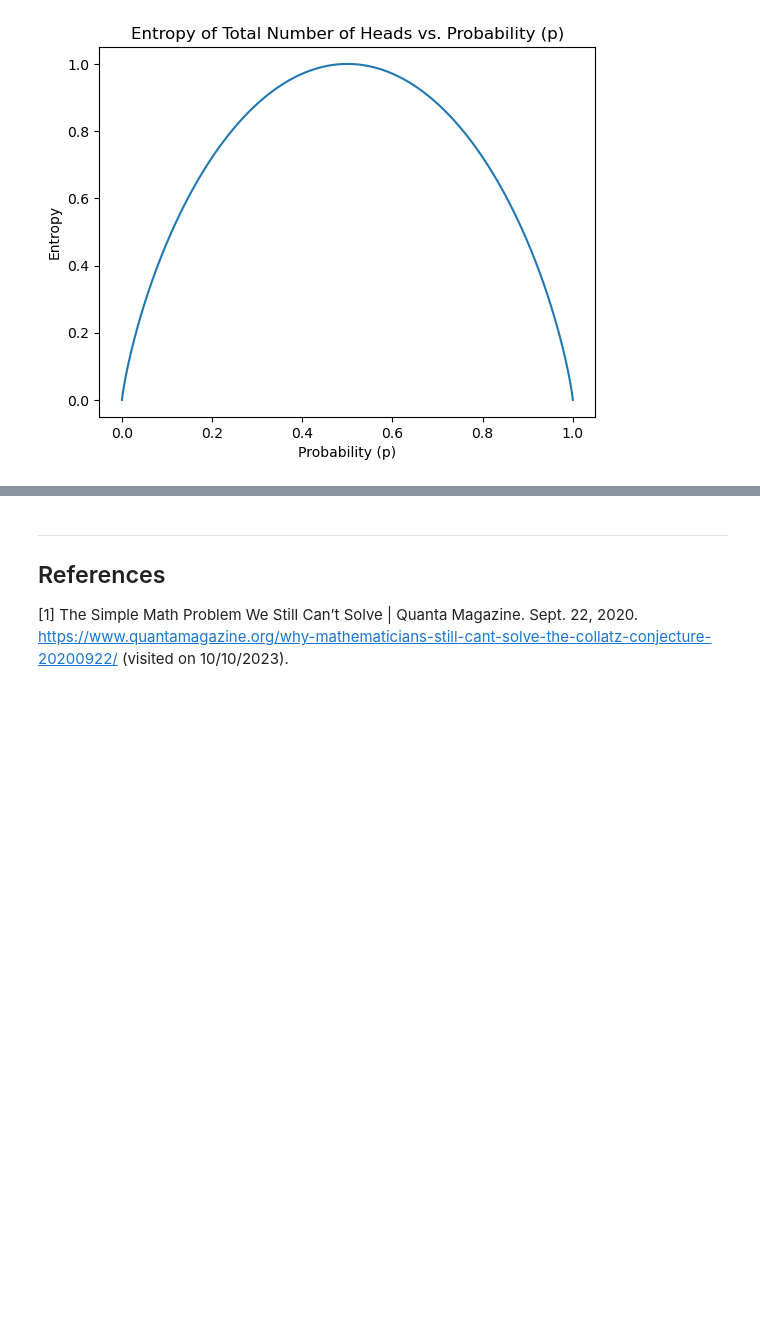
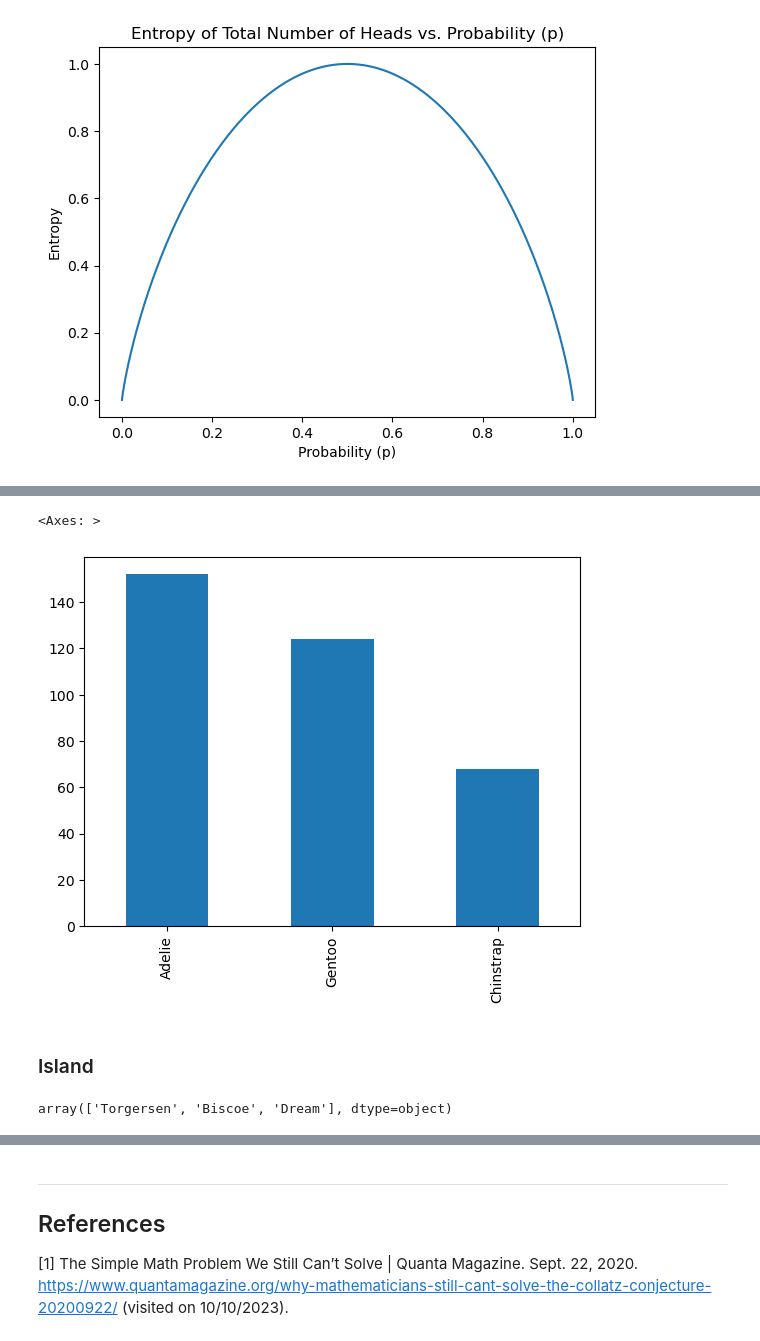
Before and after one commit to emma2d/Fundamentals_of_DA, a Jupyter notebook: tasks.ipynb, the cells around one changed output, grey strips where cells are left out. Saved outputs shown, nothing was run; the diff lists cells and outputs as text; code cells hidden in the pictures; blank space fills up the shorter version.

```diff
--- a/tasks.ipynb
+++ b/tasks.ipynb
@@ -395,0 +448,7 @@ plt.show()
+# %%
+#Alternative method of plotting species using bar chart.
+Species=penguin_data.species.value_counts()
+Species.plot(kind='bar')
+# %% [output]
+<Axes: >
+[figure, added]
@@ -395,0 +457,6 @@ plt.show()
+# %% [markdown]
+### Island
+# %%
+penguin_data['island'].unique()
+# %% [output]
+array(['Torgersen', 'Biscoe', 'Dream'], dtype=object)
```
Also changed, not shown: parts of 32 cells of this notebook.
